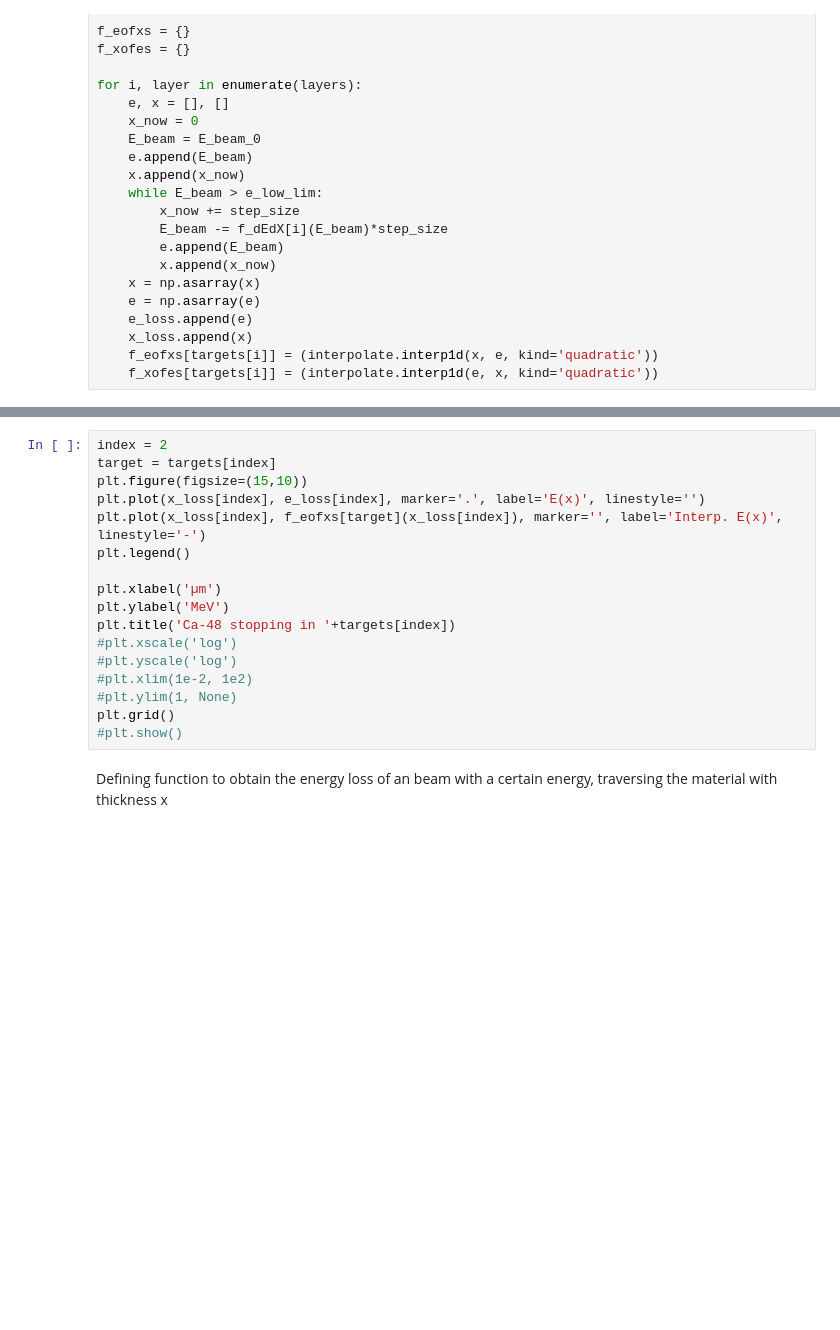
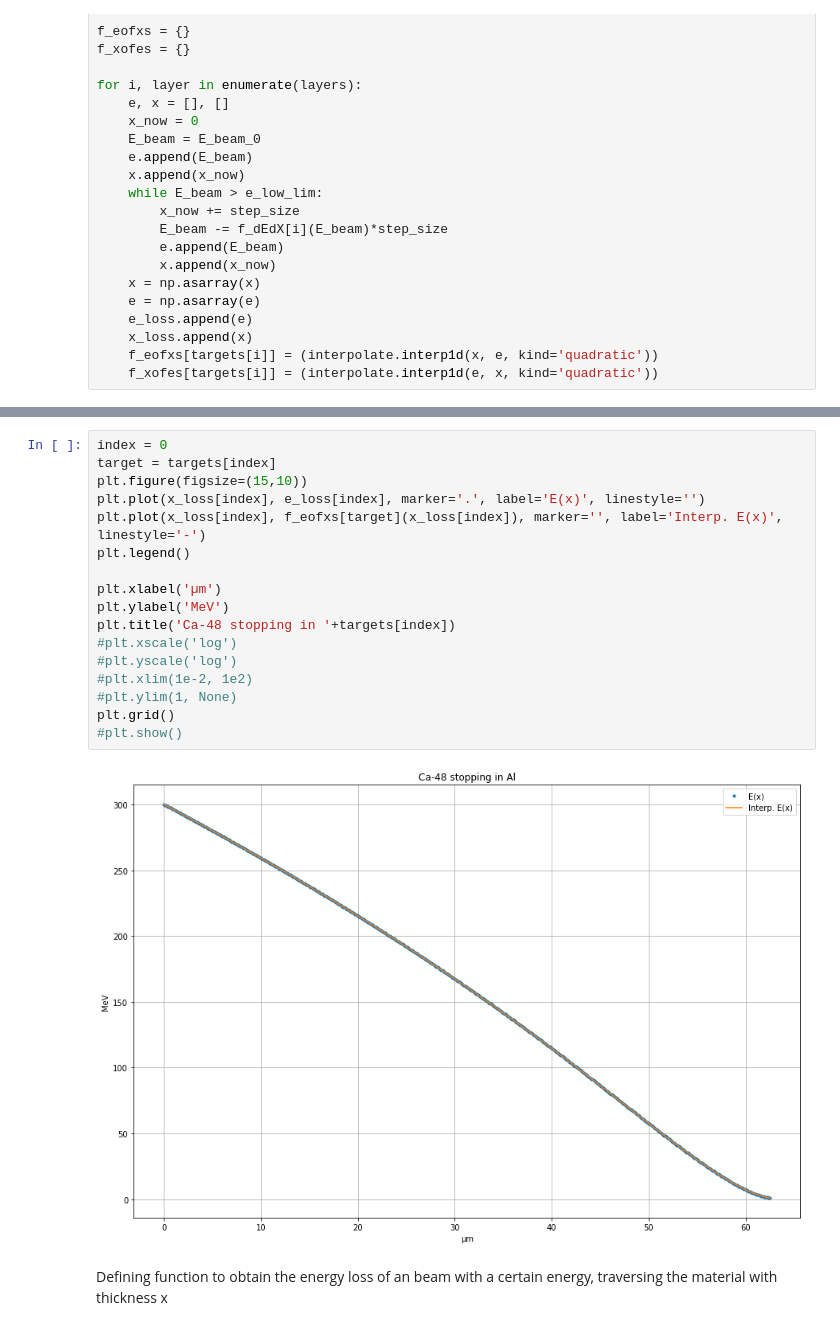
Before and after one commit to teokem/project-work-2020-yuliiahrabar, a Jupyter notebook: SRIM_Ca48.ipynb, the cells around one changed output, grey strips where cells are left out. Drawn from its saved outputs; the diff is of its cells as text; blank space fills up the shorter version.

```diff
--- a/SRIM_Ca48.ipynb
+++ b/SRIM_Ca48.ipynb
@@ -189,20 +199,22 @@ len(layers), len(targets)
 # %%
-index = 2
+index = 0
 target = targets[index]
 plt.figure(figsize=(15,10))
 plt.plot(x_loss[index], e_loss[index], marker='.', label='E(x)', linestyle='')
 plt.plot(x_loss[index], f_eofxs[target](x_loss[index]), marker='', label='Interp. E(x)', linestyle='-')
 plt.legend()
 
 plt.xlabel('µm')
 plt.ylabel('MeV')
 plt.title('Ca-48 stopping in '+targets[index])
 #plt.xscale('log')
 #plt.yscale('log')
 #plt.xlim(1e-2, 1e2)
 #plt.ylim(1, None)
 plt.grid()
 #plt.show()
+# %% [output]
+[figure, added]
 # %% [markdown]
 Defining function to obtain the energy loss of an beam with a certain energy, traversing the material with thickness x
 # %%
```
Also changed, not shown: parts of 5 cells of this notebook, 10 other files.
